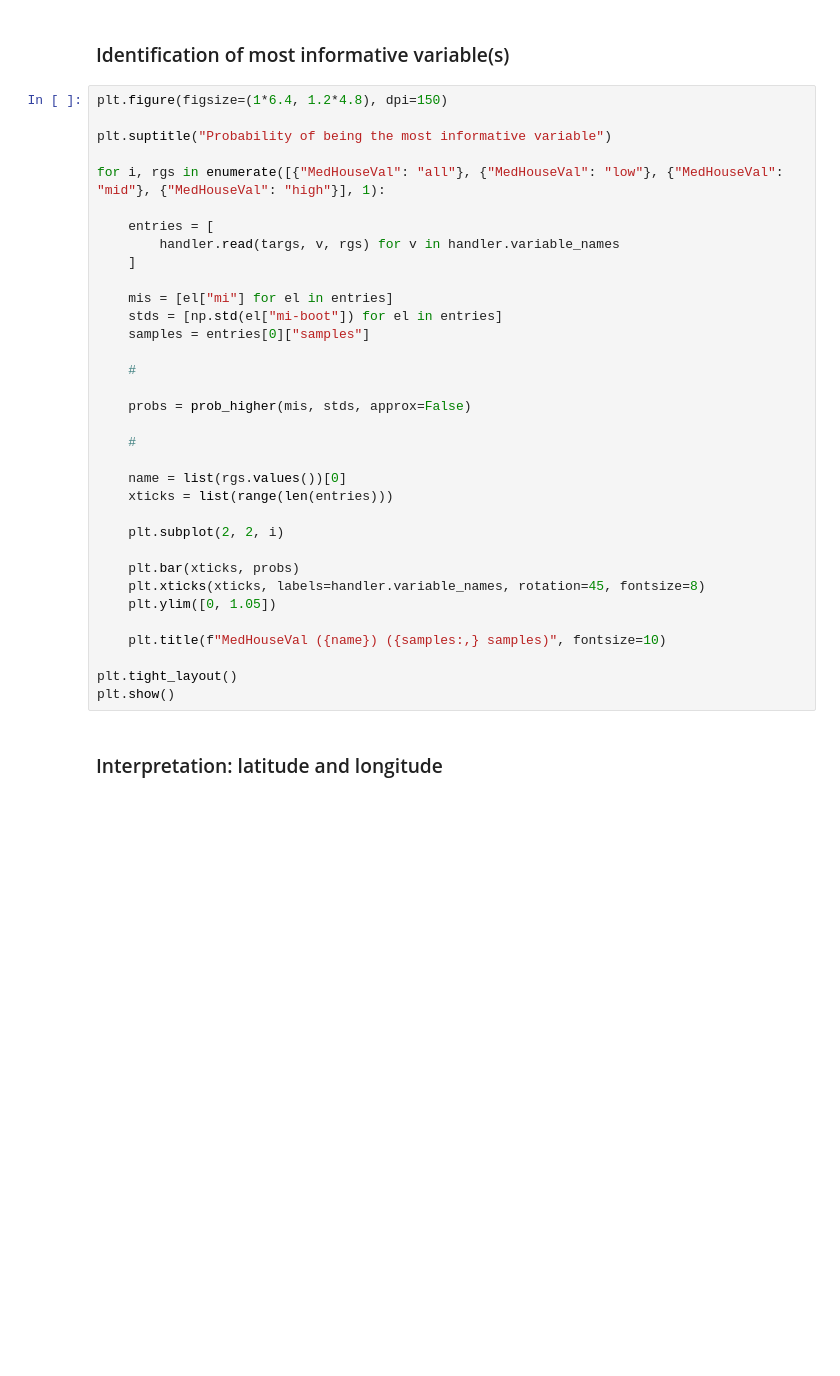
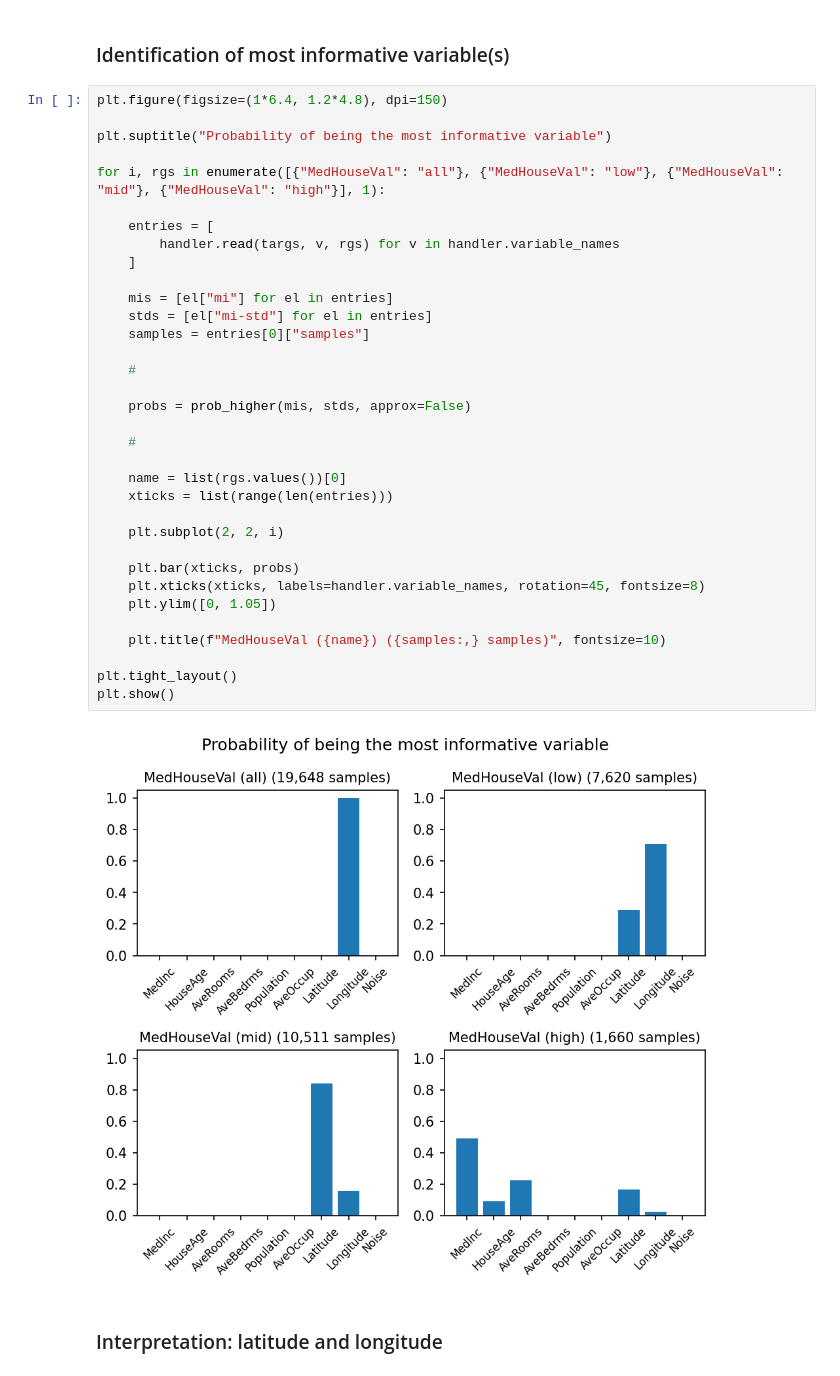
Before and after one commit to einigl/infovar, a Jupyter notebook: examples/californian-housing/main.ipynb, the cells around one changed output. Drawn from its saved outputs; the diff is of its cells as text; blank space fills up the shorter version.

```diff
--- a/examples/californian-housing/main.ipynb
+++ b/examples/californian-housing/main.ipynb
@@ -217,33 +221,35 @@ plt.figure(figsize=(1*6.4, 1.2*4.8), dpi=150)
 plt.suptitle("Probability of being the most informative variable")
 
 for i, rgs in enumerate([{"MedHouseVal": "all"}, {"MedHouseVal": "low"}, {"MedHouseVal": "mid"}, {"MedHouseVal": "high"}], 1):
 
     entries = [
         handler.read(targs, v, rgs) for v in handler.variable_names
     ]
 
     mis = [el["mi"] for el in entries]
-    stds = [np.std(el["mi-boot"]) for el in entries]
+    stds = [el["mi-std"] for el in entries]
     samples = entries[0]["samples"]
 
     #
 
     probs = prob_higher(mis, stds, approx=False)
 
     #
 
     name = list(rgs.values())[0]
     xticks = list(range(len(entries)))
 
     plt.subplot(2, 2, i)
 
     plt.bar(xticks, probs)
     plt.xticks(xticks, labels=handler.variable_names, rotation=45, fontsize=8)
     plt.ylim([0, 1.05])
 
     plt.title(f"MedHouseVal ({name}) ({samples:,} samples)", fontsize=10)
 
 plt.tight_layout()
 plt.show()
+# %% [output]
+[figure, added]
 # %% [markdown]
 ### Interpretation: latitude and longitude
```
Also changed, not shown: parts of 23 cells of this notebook, 25 other files.
